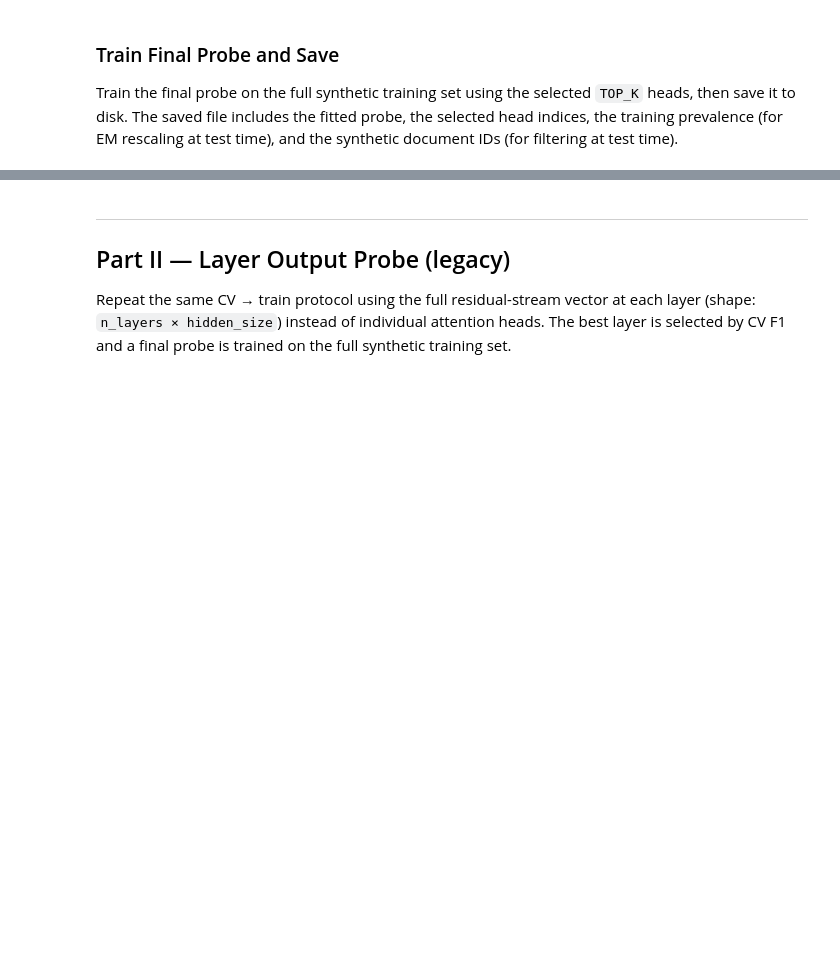
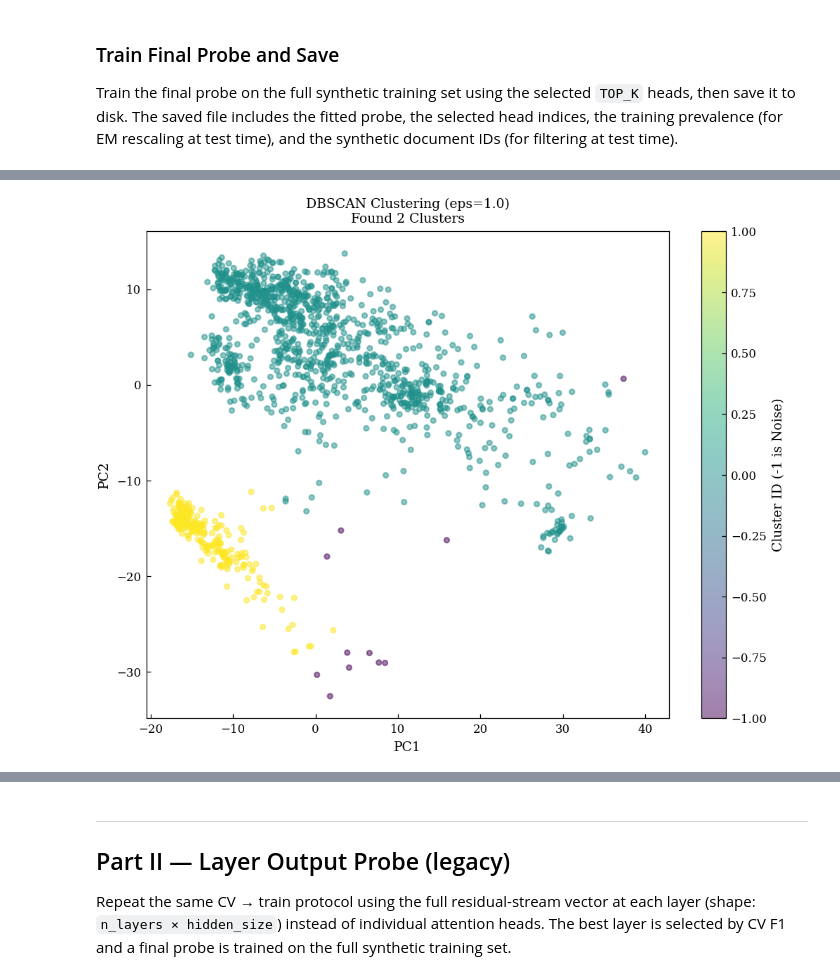
Before and after one commit to kevinqnb/scholarlm, a Jupyter notebook: analysis/synthetic_probe_train.ipynb, the cells around one changed output, grey strips where cells are left out. Cells and saved outputs as stored; diff of their text form; code cells hidden in the pictures; blank space fills up the shorter version.

Commit message:
Probe analysis

```diff
--- a/analysis/synthetic_probe_train.ipynb
+++ b/analysis/synthetic_probe_train.ipynb
@@ -267,3 +284,34 @@ Train the final probe on the full synthetic training set using the selected
 `TOP_K` heads, then save it to disk.  The saved file includes the fitted probe,
 the selected head indices, the training prevalence (for EM rescaling at test
 time), and the synthetic document IDs (for filtering at test time).
+# %%
+TOP_K = 5
+
+# Sort to top-k heads (by F1):
+flat_indices = np.argsort(head_scores_f1.flatten())[-TOP_K:][::-1]
+top_k_heads  = [np.unravel_index(idx, head_scores_f1.shape) for idx in flat_indices]
+
+# Train:
+X_train = np.concatenate(
+    [head_datasets_syn[(l, h)][syn_train_idx] for l, h in top_k_heads], axis=1
+)
+y_train = syn_labels[syn_train_idx]
+# %%
+from sklearn.cluster import DBSCAN
+
+# 1. Prepare the scaled data (mirroring your 'StandardScaler' pipeline)
+pipe = Pipeline([
+        ('scaler', StandardScaler()),
+        ('pca', PCA(n_components=2)),
+])
+X_2d = pipe.fit_transform(X_train)
+
+# 1. Use the same PCA results (X_2d) from before
+# We cluster on the 2D projected data to match what you saw visually
+dbscan = DBSCAN(eps=5.0, min_samples=10)
+db_clusters = dbscan.fit_predict(X_2d)
+
+# 2. Update analysis_df with new labels
+# Note: -1 in DBSCAN means "Noise/Outlier"
+analysis_df = syn_df.iloc[syn_train_idx].copy()
+analysis_df['db_cluster'] = db_clusters
@@ -269,0 +331,11 @@ time), and the synthetic document IDs (for filtering at test time).
+# %%
+plt.figure(figsize=(8, 6))
+# Using a qualitative colormap to distinguish clusters
+scatter = plt.scatter(X_2d[:, 0], X_2d[:, 1], c=db_clusters, cmap='viridis', alpha=0.5, s=12)
+plt.colorbar(scatter, label='Cluster ID (-1 is Noise)')
+plt.title(f"DBSCAN Clustering (eps=1.0)\nFound {len(set(db_clusters)) - (1 if -1 in db_clusters else 0)} Clusters")
+plt.xlabel("PC1")
+plt.ylabel("PC2")
+plt.show()
+# %% [output]
+[figure, added]
```
Also changed, not shown: parts of 14 cells of this notebook, 4 other files.
